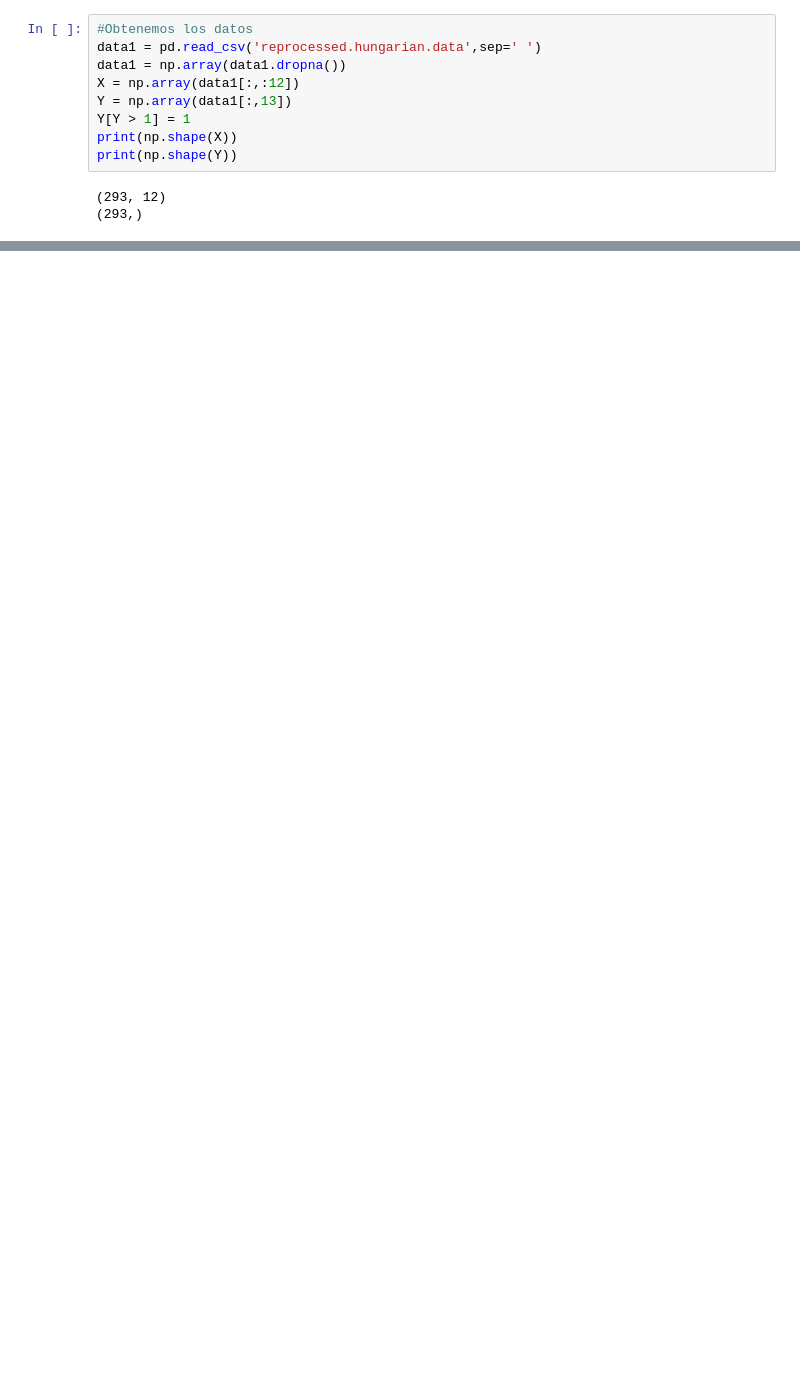
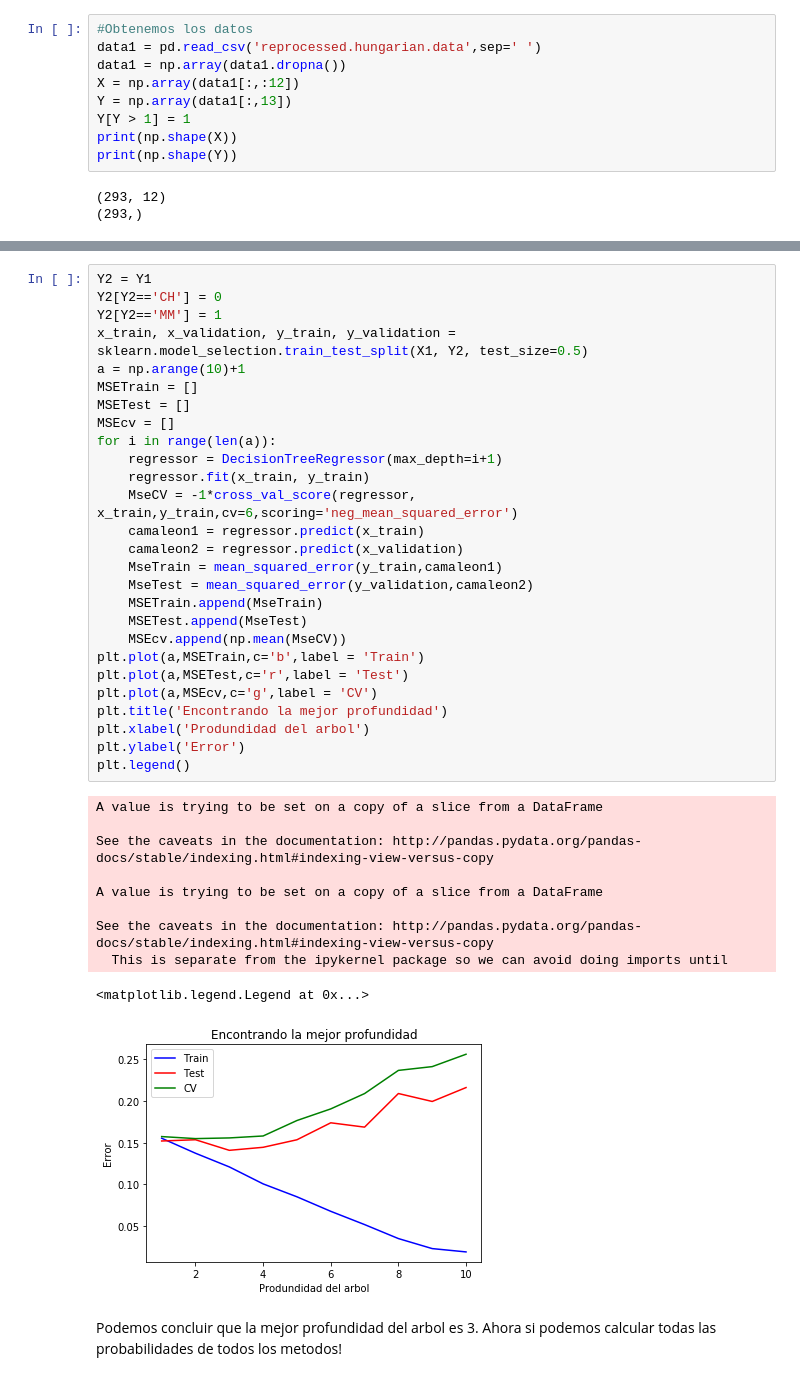
Before and after one commit to YvanDavidHerChar/MetodosComputacionalesAvanzados, a Jupyter notebook: RecetasYvanescas/Semana10-2.ipynb, the cells around one changed output, grey strips where cells are left out. Drawn from its saved outputs; the diff is of its cells as text; blank space fills up the shorter version.

```diff
--- a/RecetasYvanescas/Semana10-2.ipynb
+++ b/RecetasYvanescas/Semana10-2.ipynb
@@ -118,0 +125,40 @@ ValueError: Unknown label type: 'unknown'
+# %%
+Y2 = Y1
+Y2[Y2=='CH'] = 0
+Y2[Y2=='MM'] = 1
+x_train, x_validation, y_train, y_validation = sklearn.model_selection.train_test_split(X1, Y2, test_size=0.5)
+a = np.arange(10)+1
+MSETrain = []
+MSETest = []
+MSEcv = []
+for i in range(len(a)):
+    regressor = DecisionTreeRegressor(max_depth=i+1)
+    regressor.fit(x_train, y_train)
+    MseCV = -1*cross_val_score(regressor, x_train,y_train,cv=6,scoring='neg_mean_squared_error')
+    camaleon1 = regressor.predict(x_train)
+    camaleon2 = regressor.predict(x_validation)
+    MseTrain = mean_squared_error(y_train,camaleon1)
+    MseTest = mean_squared_error(y_validation,camaleon2)
+    MSETrain.append(MseTrain)
+    MSETest.append(MseTest)
+    MSEcv.append(np.mean(MseCV))
+plt.plot(a,MSETrain,c='b',label = 'Train')
+plt.plot(a,MSETest,c='r',label = 'Test')
+plt.plot(a,MSEcv,c='g',label = 'CV')
+plt.title('Encontrando la mejor profundidad')
+plt.xlabel('Produndidad del arbol')
+plt.ylabel('Error')
+plt.legend()
+# %% [output]
+A value is trying to be set on a copy of a slice from a DataFrame
+
+See the caveats in the documentation: http://pandas.pydata.org/pandas-docs/stable/indexing.html#indexing-view-versus-copy
+
+A value is trying to be set on a copy of a slice from a DataFrame
+
+See the caveats in the documentation: http://pandas.pydata.org/pandas-docs/stable/indexing.html#indexing-view-versus-copy
+  This is separate from the ipykernel package so we can avoid doing imports until
+<matplotlib.legend.Legend at 0x...>
+[figure, added]
+# %% [markdown]
+Podemos concluir que la mejor profundidad del arbol es 3. Ahora si podemos calcular todas las probabilidades de todos los metodos!
```
Also changed, not shown: parts of 9 cells of this notebook.
